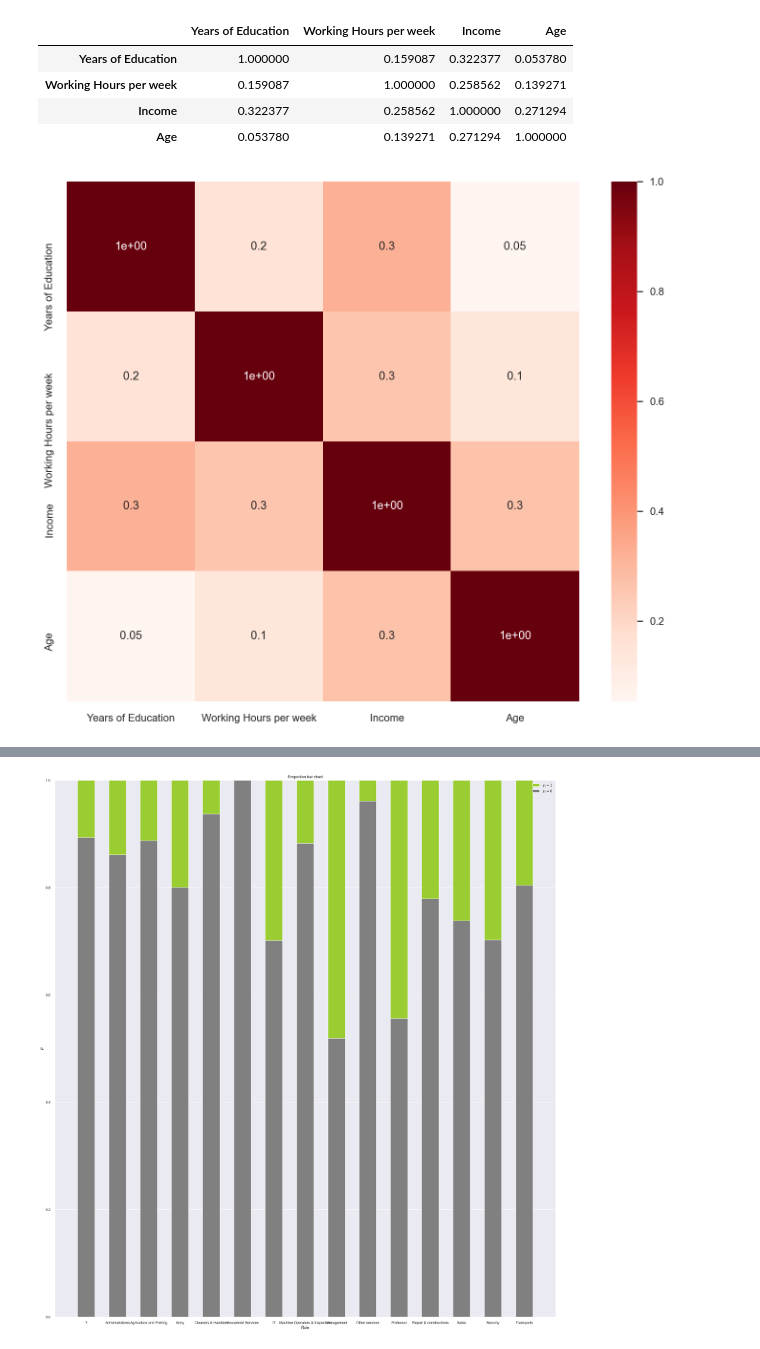
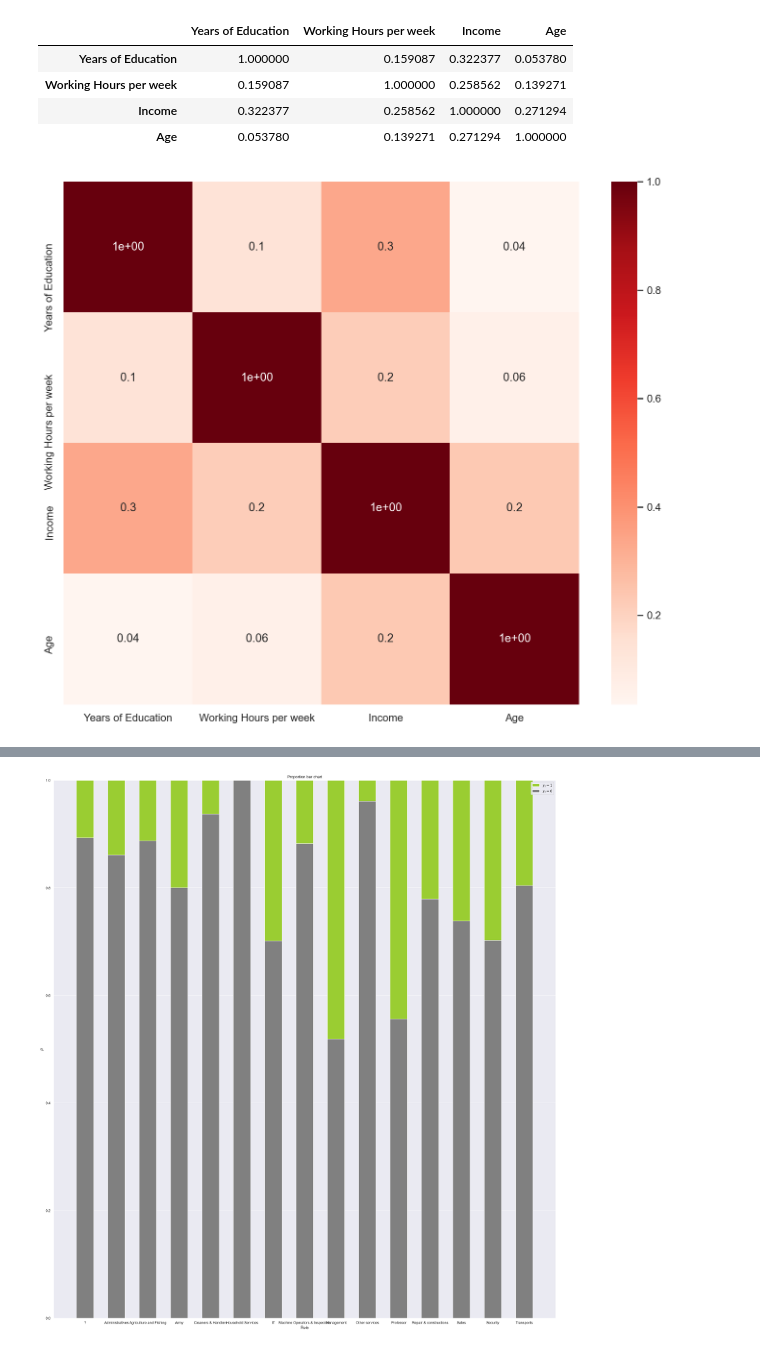
Before and after one commit to AnaMartaSilva/Machine-Learning-Project, a Jupyter notebook: ML- Marta.ipynb, the cells around one changed output, grey strips where cells are left out. Saved outputs shown, nothing was run; the diff lists cells and outputs as text; code cells hidden in the pictures.

```diff
--- a/ML- Marta.ipynb
+++ b/ML- Marta.ipynb
@@ -133,0 +125,3 @@ newland_train.corr()
+# %%
+cor_pearson= newland_train.corr()
+cor_pearson
@@ -143,9 +143,9 @@ cor_spearman
 # %%
 import matplotlib.pyplot as plt
 import seaborn as sns
 
 plt.figure(figsize=(12,10))
-sns.heatmap(data = cor_spearman, annot = True, cmap = plt.cm.Reds, fmt='.1')
+sns.heatmap(data = cor_pearson, annot = True, cmap = plt.cm.Reds, fmt='.1')
 plt.show()
 # %% [output]
-[figure, old version]
+[figure, new version]
```
Also changed, not shown: parts of 42 cells of this notebook.
